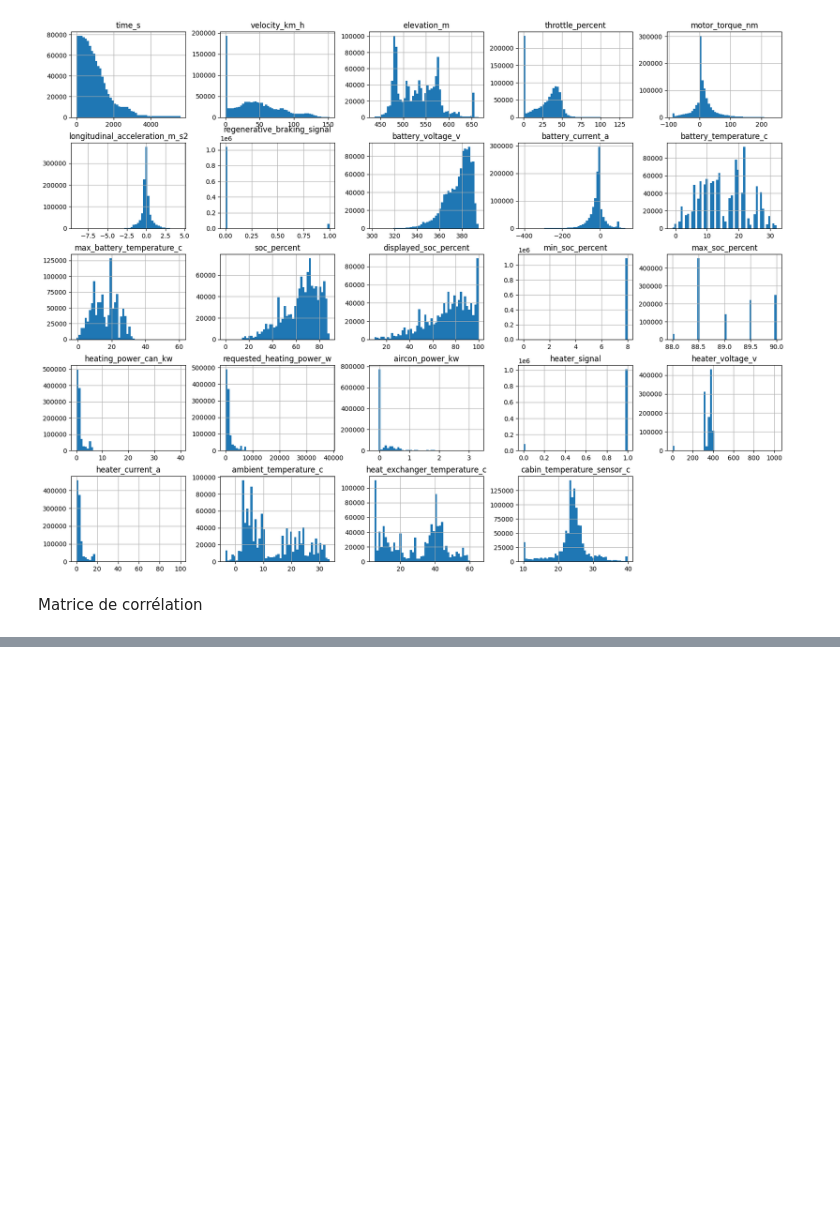
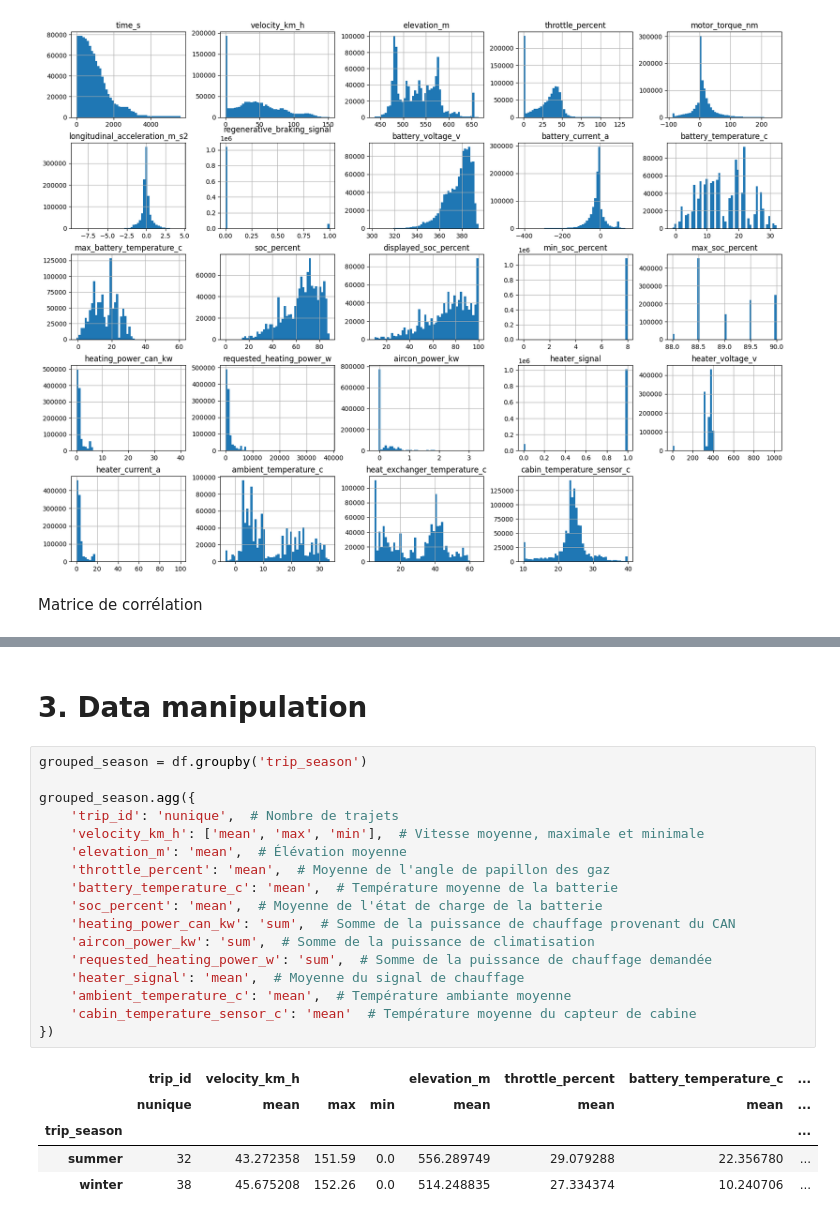
Before and after one commit to nathanboschi25/S4_DataViz_Project, a Jupyter notebook: Project.ipynb, the cells around one changed output, grey strips where cells are left out. Saved outputs shown, nothing was run; the diff lists cells and outputs as text; blank space fills up the shorter version.

```diff
--- a/Project.ipynb
+++ b/Project.ipynb
@@ -321,0 +322,25 @@ plt.show()
+# %% [markdown]
+# 3. Data manipulation
+# %%
+grouped_season = df.groupby('trip_season')
+
+grouped_season.agg({
+    'trip_id': 'nunique',  # Nombre de trajets
+    'velocity_km_h': ['mean', 'max', 'min'],  # Vitesse moyenne, maximale et minimale
+    'elevation_m': 'mean',  # Élévation moyenne
+    'throttle_percent': 'mean',  # Moyenne de l'angle de papillon des gaz
+    'battery_temperature_c': 'mean',  # Température moyenne de la batterie
+    'soc_percent': 'mean',  # Moyenne de l'état de charge de la batterie
+    'heating_power_can_kw': 'sum',  # Somme de la puissance de chauffage provenant du CAN
+    'aircon_power_kw': 'sum',  # Somme de la puissance de climatisation
+    'requested_heating_power_w': 'sum',  # Somme de la puissance de chauffage demandée
+    'heater_signal': 'mean',  # Moyenne du signal de chauffage
+    'ambient_temperature_c': 'mean',  # Température ambiante moyenne
+    'cabin_temperature_sensor_c': 'mean'  # Température moyenne du capteur de cabine
+})
+# %% [output]
+|  | trip_id | velocity_km_h |  |  | elevation_m | throttle_percent | battery_temperature_c | ... |
+|  | nunique | mean | max | min | mean | mean | mean | ... |
+| trip_season |  |  |  |  |  |  |  | ... |
+| summer | 32 | 43.272358 | 151.59 | 0.0 | 556.289749 | 29.079288 | 22.356780 | ... |
+| winter | 38 | 45.675208 | 152.26 | 0.0 | 514.248835 | 27.334374 | 10.240706 | ... |
```
Also changed, not shown: parts of 10 cells of this notebook.
